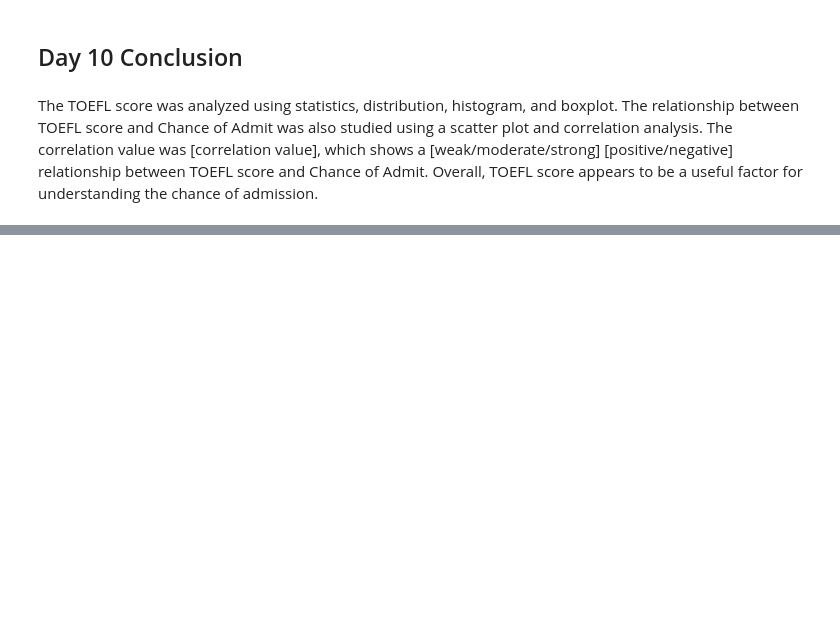
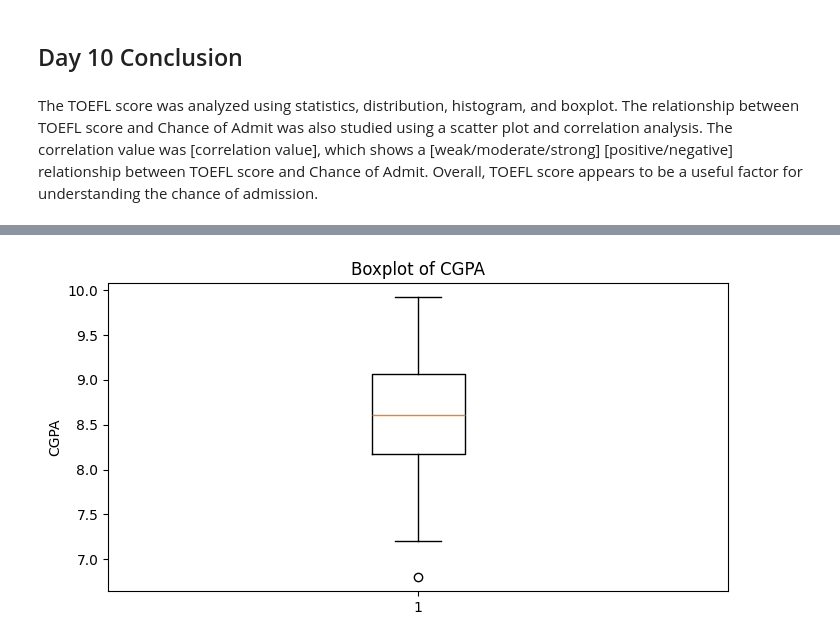
Before and after one commit to sumanamishra1120-ux/Chance-of-Admission-Higher-Studies, a Jupyter notebook: Chance_of_Admission_Higher_Studies.ipynb, the cells around one changed output, grey strips where cells are left out. Saved outputs shown, nothing was run; the diff lists cells and outputs as text; code cells hidden in the pictures; blank space fills up the shorter version.

```diff
--- a/Chance_of_Admission_Higher_Studies.ipynb
+++ b/Chance_of_Admission_Higher_Studies.ipynb
@@ -1051,0 +1151,11 @@ The TOEFL score was analyzed using statistics, distribution, histogram, and boxp
+# %%
+plt.figure(figsize=(8, 4))
+
+plt.boxplot(df["cgpa"])
+
+plt.title("Boxplot of CGPA")
+plt.ylabel("CGPA")
+
+plt.show()
+# %% [output]
+[figure, added]
```
Also changed, not shown: parts of 14 cells of this notebook.
